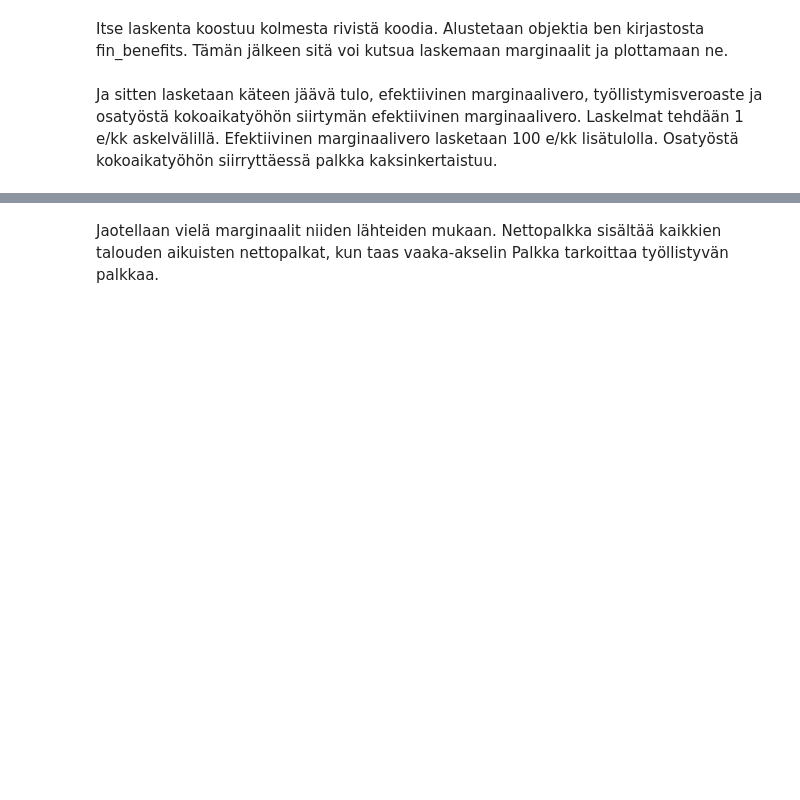
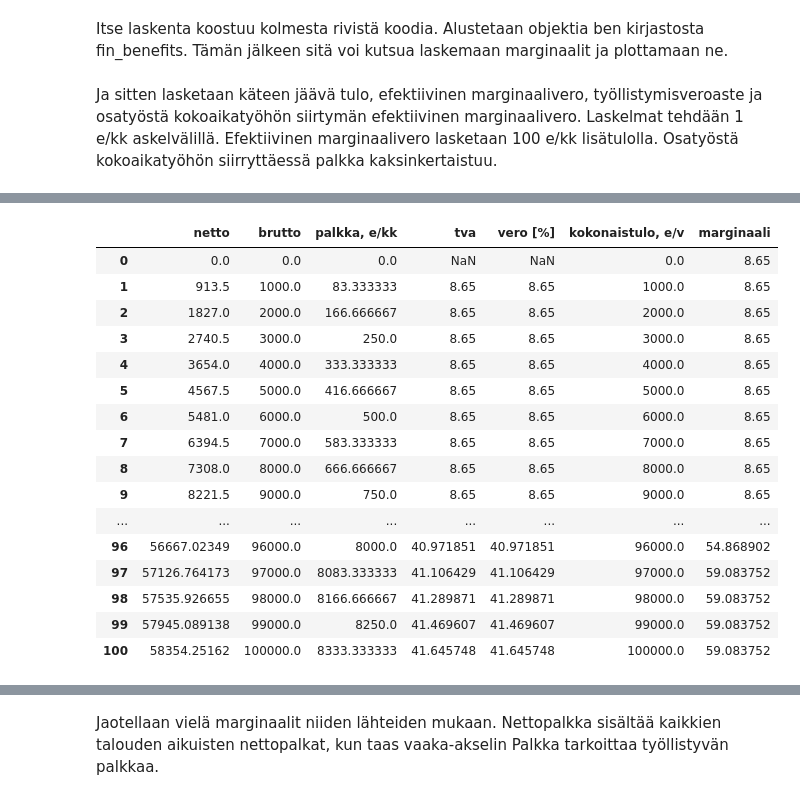
Before and after one commit to ajtanskanen/benefits, a Jupyter notebook: kannusteet 2022.ipynb, the cells around one changed output, grey strips where cells are left out. Drawn from its saved outputs; the diff is of its cells as text; code cells hidden in the pictures; blank space fills up the shorter version.

```diff
--- a/kannusteet 2022.ipynb
+++ b/kannusteet 2022.ipynb
@@ -85,3 +89,23 @@ Ja sitten lasketaan käteen jäävä tulo, efektiivinen marginaalivero, työllis
+# %%
+marg.verotaulukko(p)
+# %% [output]
+|  | netto | brutto | palkka, e/kk | tva | vero [%] | kokonaistulo, e/v | marginaali |
+| 0 | 0.0 | 0.0 | 0.0 | NaN | NaN | 0.0 | 8.65 |
+| 1 | 913.5 | 1000.0 | 83.333333 | 8.65 | 8.65 | 1000.0 | 8.65 |
+| 2 | 1827.0 | 2000.0 | 166.666667 | 8.65 | 8.65 | 2000.0 | 8.65 |
+| 3 | 2740.5 | 3000.0 | 250.0 | 8.65 | 8.65 | 3000.0 | 8.65 |
+| 4 | 3654.0 | 4000.0 | 333.333333 | 8.65 | 8.65 | 4000.0 | 8.65 |
+| 5 | 4567.5 | 5000.0 | 416.666667 | 8.65 | 8.65 | 5000.0 | 8.65 |
+| 6 | 5481.0 | 6000.0 | 500.0 | 8.65 | 8.65 | 6000.0 | 8.65 |
+| 7 | 6394.5 | 7000.0 | 583.333333 | 8.65 | 8.65 | 7000.0 | 8.65 |
+| 8 | 7308.0 | 8000.0 | 666.666667 | 8.65 | 8.65 | 8000.0 | 8.65 |
+| 9 | 8221.5 | 9000.0 | 750.0 | 8.65 | 8.65 | 9000.0 | 8.65 |
+| ... | ... | ... | ... | ... | ... | ... | ... |
+| 96 | 56667.02349 | 96000.0 | 8000.0 | 40.971851 | 40.971851 | 96000.0 | 54.868902 |
+| 97 | 57126.764173 | 97000.0 | 8083.333333 | 41.106429 | 41.106429 | 97000.0 | 59.083752 |
+| 98 | 57535.926655 | 98000.0 | 8166.666667 | 41.289871 | 41.289871 | 98000.0 | 59.083752 |
+| 99 | 57945.089138 | 99000.0 | 8250.0 | 41.469607 | 41.469607 | 99000.0 | 59.083752 |
+| 100 | 58354.25162 | 100000.0 | 8333.333333 | 41.645748 | 41.645748 | 100000.0 | 59.083752 |
 # %%
 
 # ja lasketaan & plotataan tulokset
```
Also changed, not shown: parts of 8 cells of this notebook, 5 other files.
